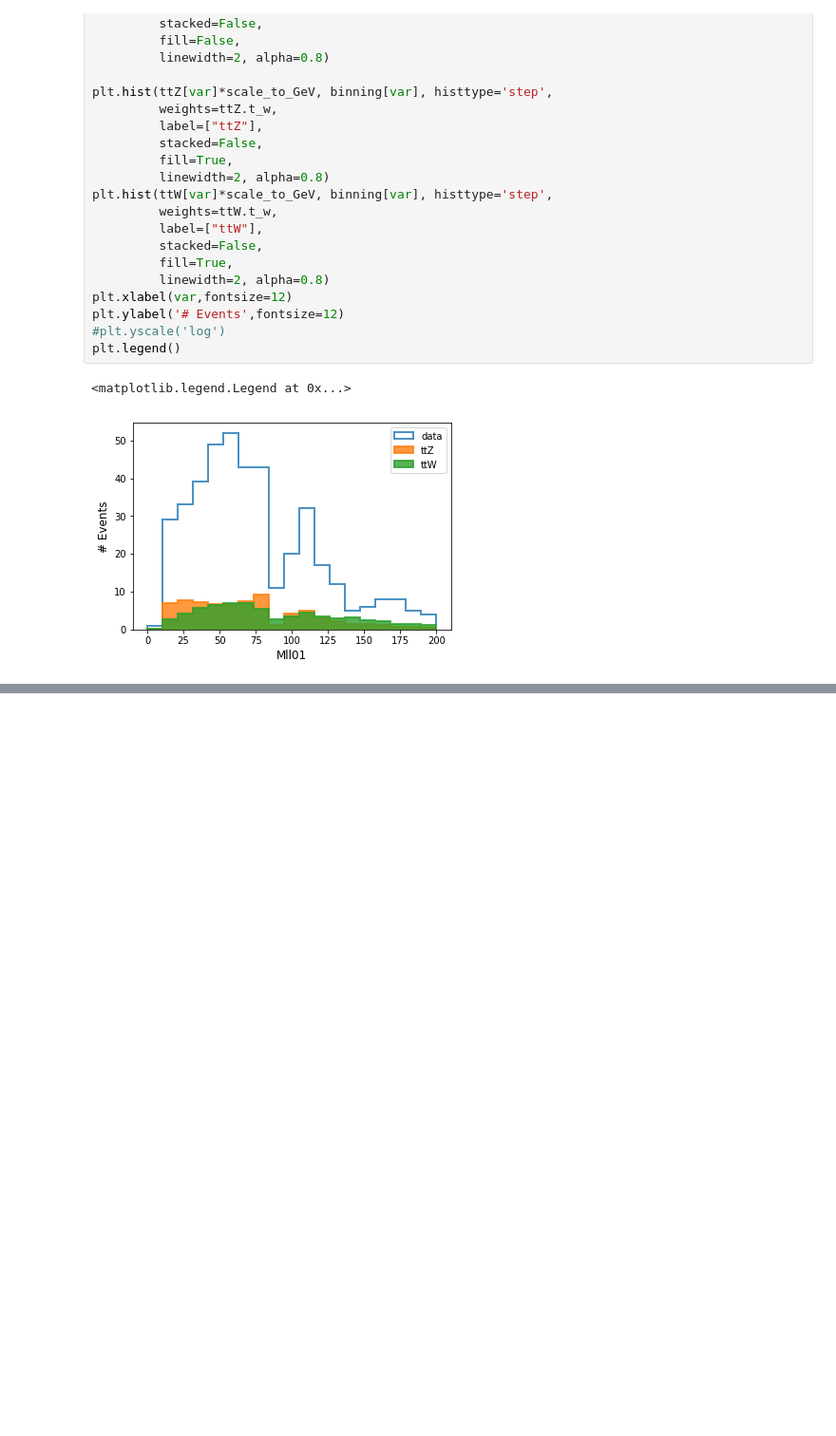
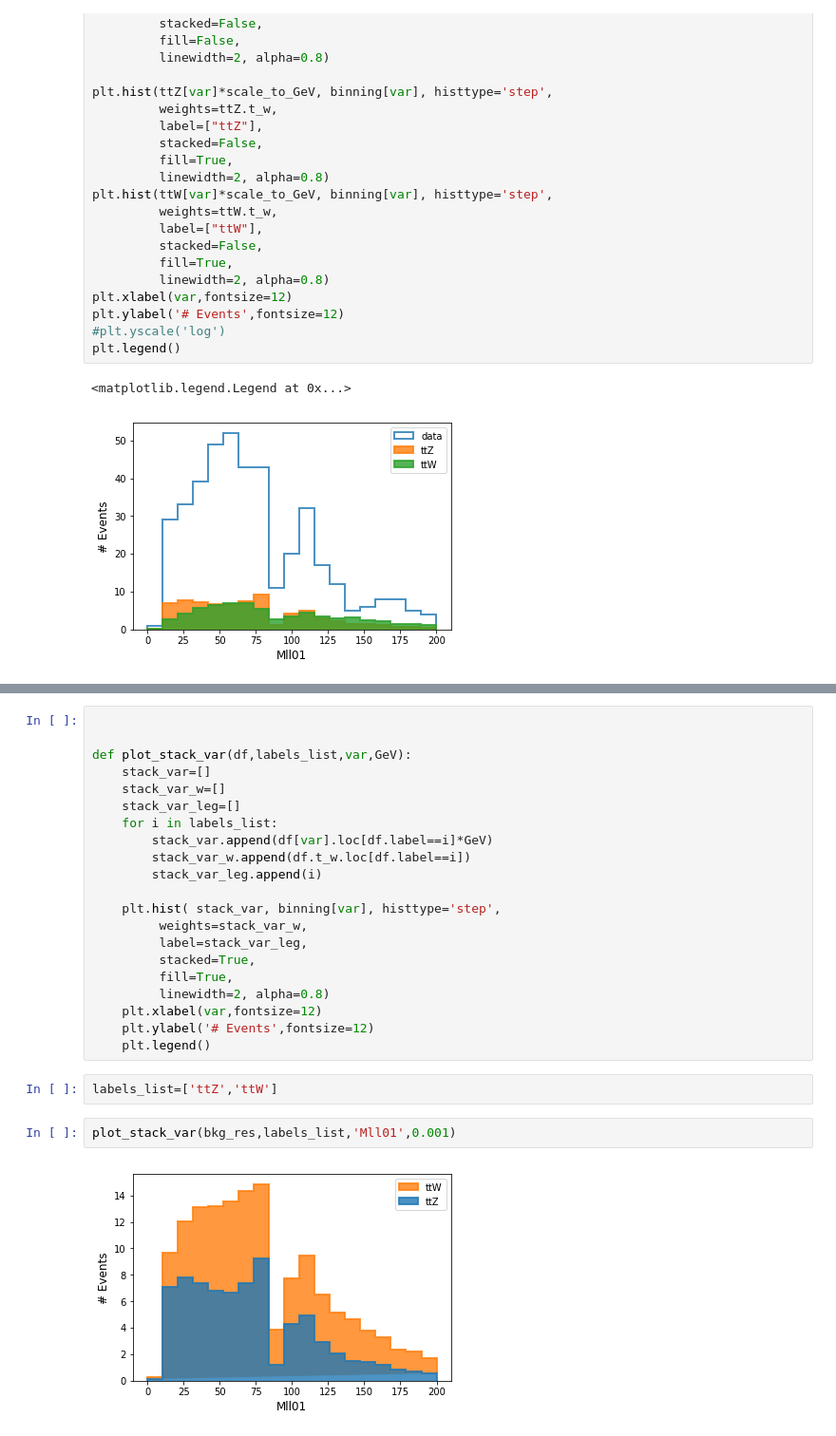
Before and after one commit to grevtsovkirill/trilep_res_anomaly_nn, a Jupyter notebook: display_effect.ipynb, the cells around one changed output, grey strips where cells are left out. Shown at 95% size. Drawn from its saved outputs; the diff is of its cells as text; blank space fills up the shorter version.

```diff
--- a/display_effect.ipynb
+++ b/display_effect.ipynb
@@ -100,0 +118,27 @@ plt.legend()
+# %%
+
+
+def plot_stack_var(df,labels_list,var,GeV):
+    stack_var=[]
+    stack_var_w=[]
+    stack_var_leg=[]
+    for i in labels_list:
+        stack_var.append(df[var].loc[df.label==i]*GeV)
+        stack_var_w.append(df.t_w.loc[df.label==i])
+        stack_var_leg.append(i)
+
+    plt.hist( stack_var, binning[var], histtype='step',
+         weights=stack_var_w,
+         label=stack_var_leg,
+         stacked=True,
+         fill=True,
+         linewidth=2, alpha=0.8)
+    plt.xlabel(var,fontsize=12)
+    plt.ylabel('# Events',fontsize=12)
+    plt.legend()
+# %%
+labels_list=['ttZ','ttW']
+# %%
+plot_stack_var(bkg_res,labels_list,'Mll01',0.001)
+# %% [output]
+[figure, added]
```
Also changed, not shown: parts of 8 cells of this notebook.
